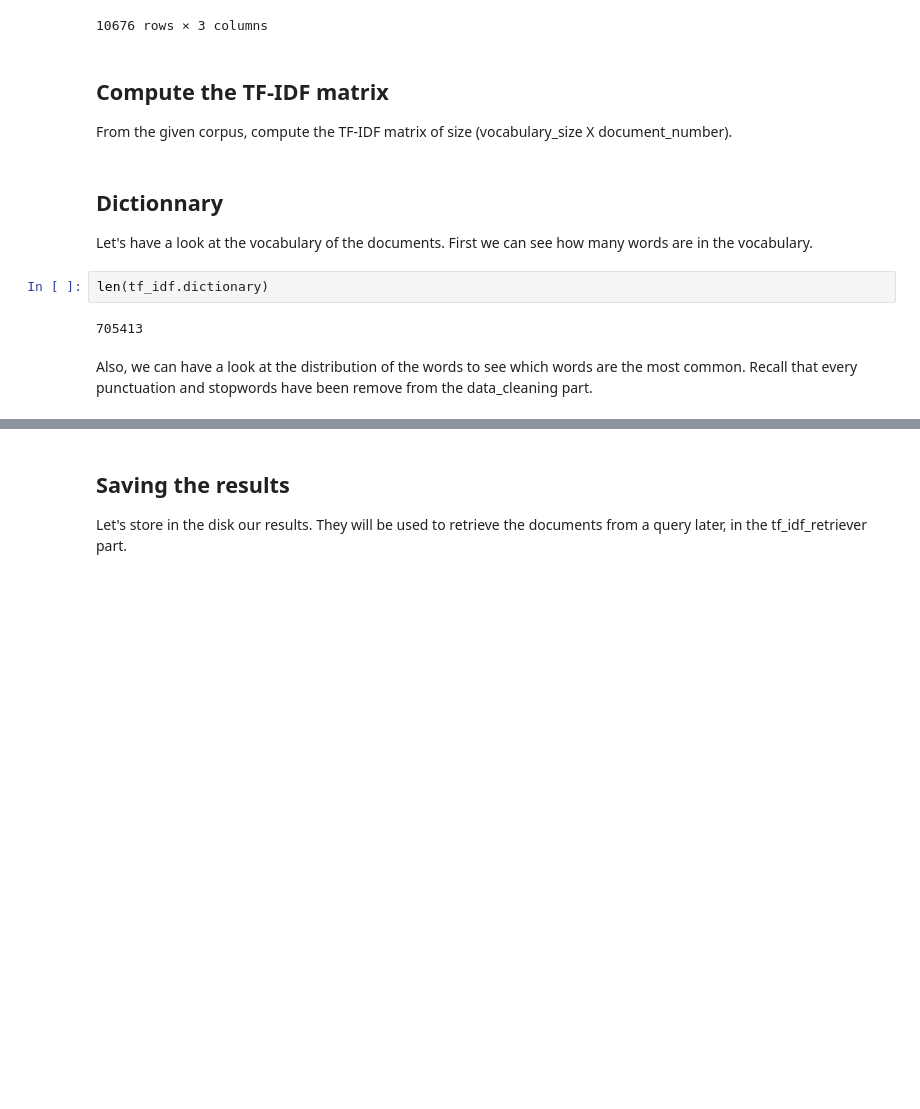
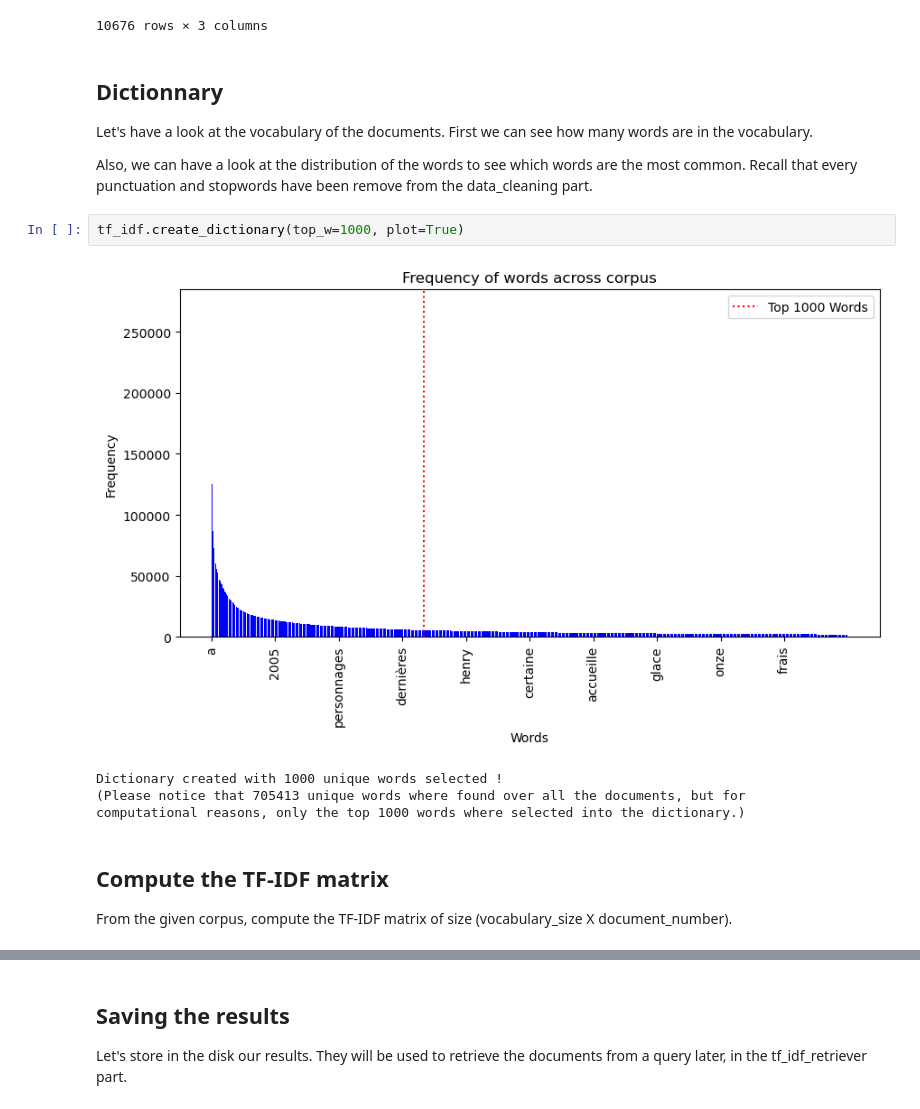
Before and after one commit to paulo-03/document_retrieval, a Jupyter notebook: tf_idf_train.ipynb, the cells around one changed output, grey strips where cells are left out. Saved outputs shown, nothing was run; the diff lists cells and outputs as text; blank space fills up the shorter version.

```diff
--- a/tf_idf_train.ipynb
+++ b/tf_idf_train.ipynb
@@ -35,17 +37,20 @@ tf_idf.corpus
 | 10674 | doc-fr-7683 | lucien bégule né saint genis lava... | fr |
 | 10675 | doc-fr-7695 | élections législatives tiennent 1... | fr |
 10676 rows × 3 columns
-# %% [markdown]
-## Compute the TF-IDF matrix
-
-From the given corpus, compute the TF-IDF matrix of size (vocabulary_size X document_number).
 # %% [markdown]
 ## Dictionnary
 
 Let's have a look at the vocabulary of the documents. First we can see how many words are in the vocabulary.
+
+Also, we can have a look at the distribution of the words to see which words are the most common. Recall that every punctuation and stopwords have been remove from the data_cleaning part.
 # %%
-len(tf_idf.dictionary)
+tf_idf.create_dictionary(top_w=1000, plot=True)
 # %% [output]
+[figure, added]
-705413
+Dictionary created with 1000 unique words selected !
+(Please notice that 705413 unique words where found over all the documents, but for
+computational reasons, only the top 1000 words where selected into the dictionary.)
-# %% [markdown]
-Also, we can have a look at the distribution of the words to see which words are the most common. Recall that every punctuation and stopwords have been remove from the data_cleaning part.
+# %% [markdown]
+## Compute the TF-IDF matrix
+
+From the given corpus, compute the TF-IDF matrix of size (vocabulary_size X document_number).
```
Also changed, not shown: parts of 4 cells of this notebook.
